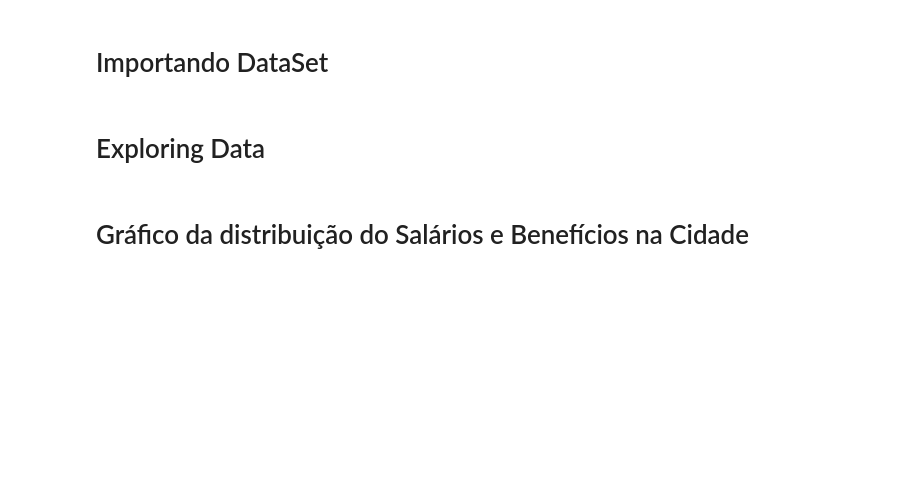
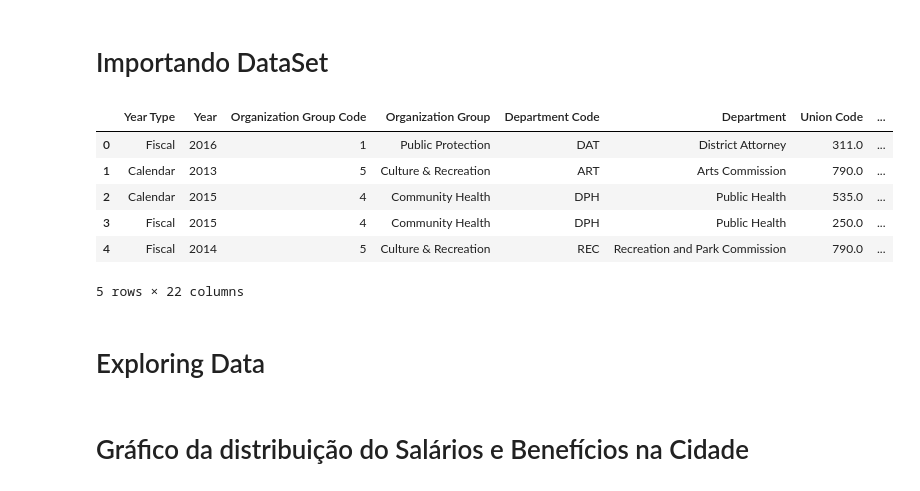
Before and after one commit to Aprendizado-de-Maquina-2018-2/regressao, a Jupyter notebook: Projeto 2 .ipynb, the cells around one changed output. Cells and saved outputs as stored; diff of their text form; code cells hidden in the pictures; blank space fills up the shorter version.

```diff
--- a/Projeto 2 .ipynb
+++ b/Projeto 2 .ipynb
@@ -11,6 +12,15 @@ import matplotlib.pyplot as plt
 # %%
 dataset = pd.read_csv('Employee_Compensation_SF.csv', sep=',')
 # dataset = dataset.sample(100000)
+dataset.head()
+# %% [output]
+|  | Year Type | Year | Organization Group Code | Organization Group | Department Code | Department | Union Code | ... |
+| 0 | Fiscal | 2016 | 1 | Public Protection | DAT | District Attorney | 311.0 | ... |
+| 1 | Calendar | 2013 | 5 | Culture & Recreation | ART | Arts Commission | 790.0 | ... |
+| 2 | Calendar | 2015 | 4 | Community Health | DPH | Public Health | 535.0 | ... |
+| 3 | Fiscal | 2015 | 4 | Community Health | DPH | Public Health | 250.0 | ... |
+| 4 | Fiscal | 2014 | 5 | Culture & Recreation | REC | Recreation and Park Commission | 790.0 | ... |
+5 rows × 22 columns
 # %% [markdown]
 # Exploring Data
 # %% [markdown]
```
Also changed, not shown: parts of 30 cells of this notebook.
